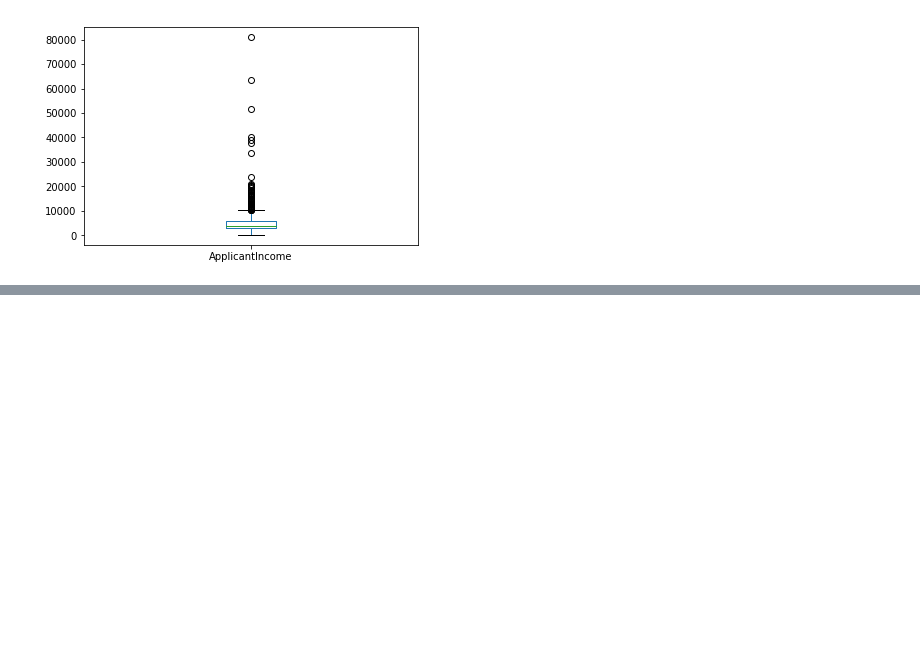
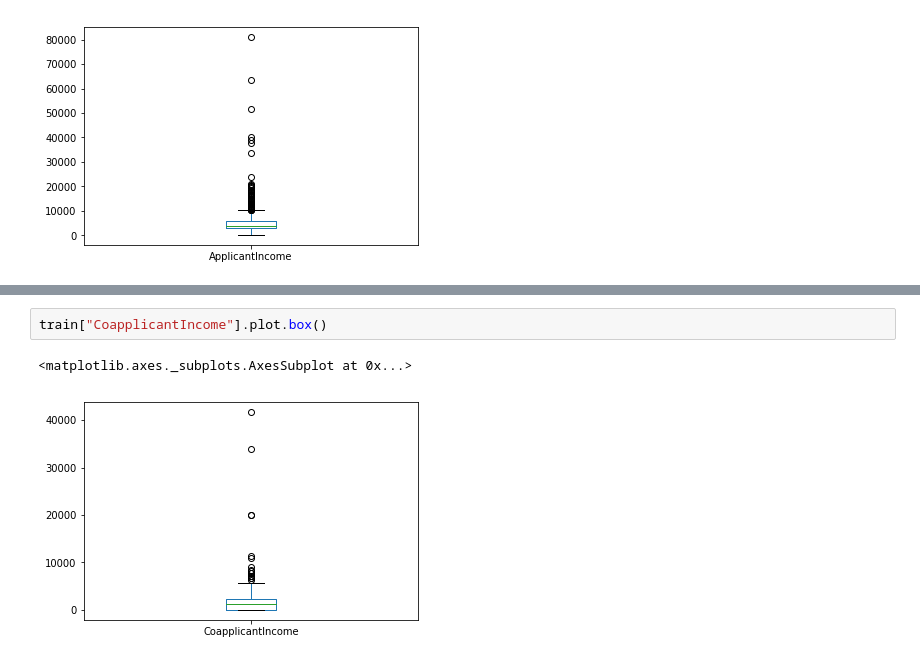
Before and after one commit to isiagi/loan_prediction_dataScience_learn, a Jupyter notebook: Untitled.ipynb, the cells around one changed output, grey strips where cells are left out. Saved outputs shown, nothing was run; the diff lists cells and outputs as text; blank space fills up the shorter version.

```diff
--- a/Untitled.ipynb
+++ b/Untitled.ipynb
@@ -111,0 +124,5 @@ train["ApplicantIncome"].plot.box()
+# %%
+train["CoapplicantIncome"].plot.box()
+# %% [output]
+<matplotlib.axes._subplots.AxesSubplot at 0x...>
+[figure, added]
```
Also changed, not shown: parts of 11 cells of this notebook.
